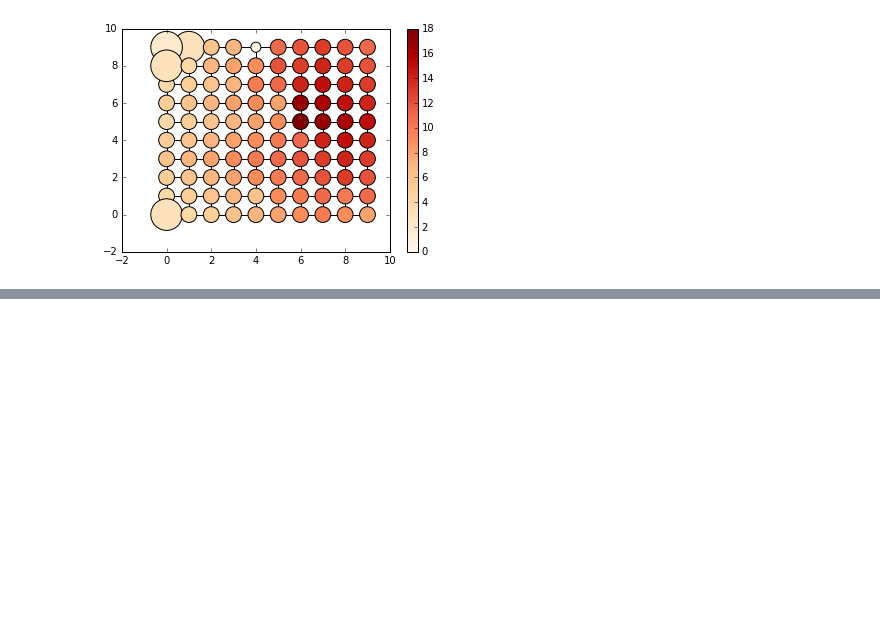
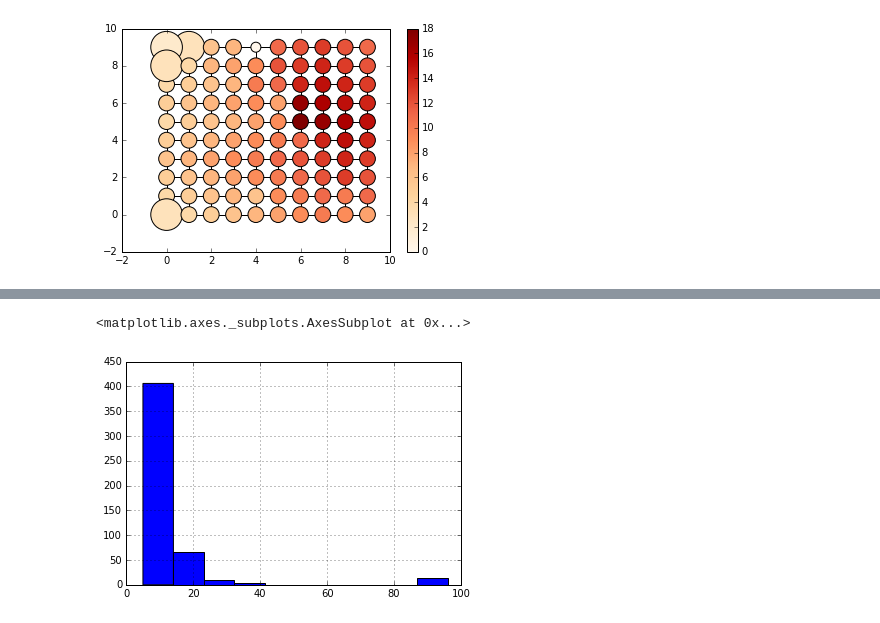
Before and after one commit to xiaohan2012/active-infection-source-finding, a Jupyter notebook: weighted_majority.ipynb, the cells around one changed output, grey strips where cells are left out. Cells and saved outputs as stored; diff of their text form; code cells hidden in the pictures; blank space fills up the shorter version.

```diff
--- a/weighted_majority.ipynb
+++ b/weighted_majority.ipynb
@@ -217,7 +236,8 @@ rounds = 500
 infp = 0.7
 fraction=0.05
 epsilon = 0.5
-cnts = experiment_multiple_rounds(rounds, g, infp, fraction, epsilon, 'late_nodes')
+result = experiment_multiple_rounds(rounds, g, infp, fraction, epsilon, 'late_nodes')
+cnts, mu_lists = zip(*result)
 # %%
 s1 = pd.Series(cnts)
 s1.describe()
@@ -233,4 +253,9 @@ max       49.000000
 dtype: float64
+# %%
+s1.hist()
+# %% [output]
+<matplotlib.axes._subplots.AxesSubplot at 0x...>
+[figure, added]
 # %%
 epsilons = np.linspace(0.1, 0.9, 9)
 rows = []
```
Also changed, not shown: parts of 14 cells of this notebook, 1 other file.
